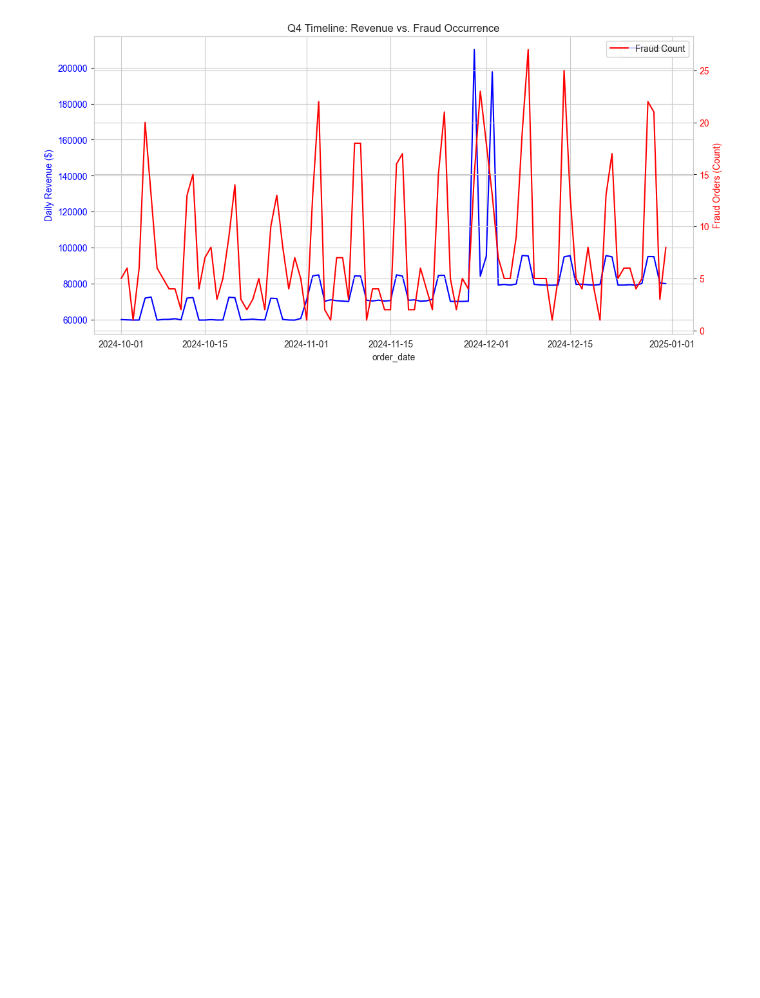
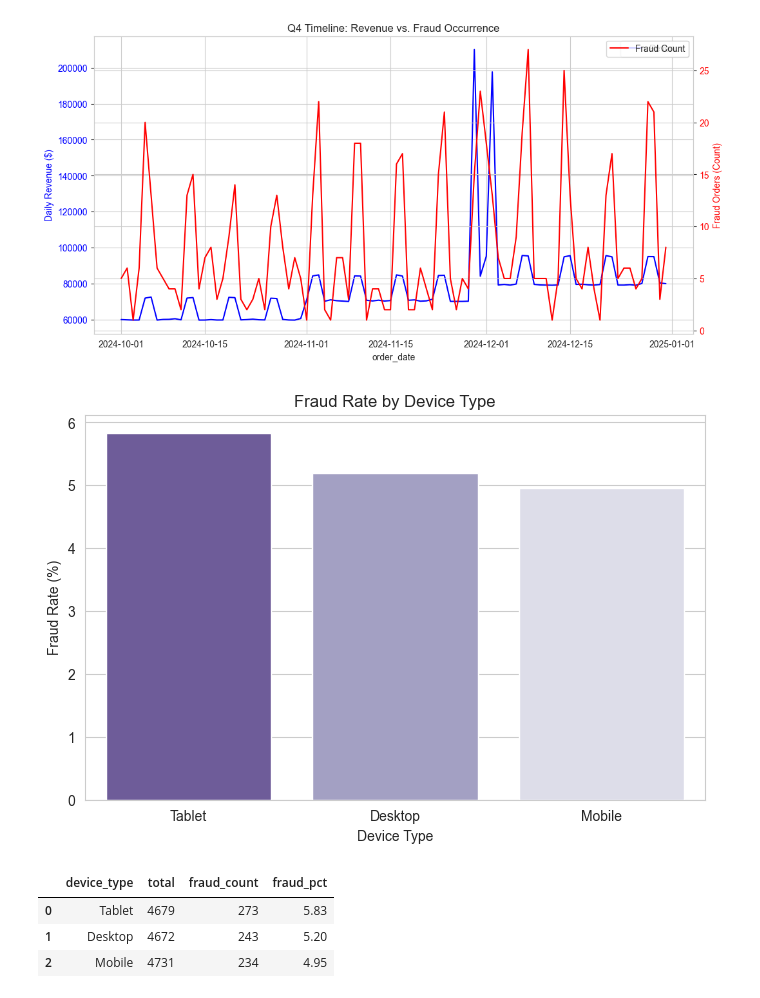
Before and after one commit to xgrantgamble/payflow-fraud-detection, a Jupyter notebook: scripts/notebooks/02_exploratory_analysis.ipynb, the cells around one changed output. Cells and saved outputs as stored; diff of their text form; code cells hidden in the pictures; blank space fills up the shorter version.

```diff
--- a/scripts/notebooks/02_exploratory_analysis.ipynb
+++ b/scripts/notebooks/02_exploratory_analysis.ipynb
@@ -11,16 +11,27 @@ from dotenv import load_dotenv
 load_dotenv()
 
 NOTEBOOK_DIR = Path().absolute()
-PROJECT_ROOT = NOTEBOOK_DIR.parent
+
+# Smart detection
+if 'scripts' in str(NOTEBOOK_DIR):
+    PROJECT_ROOT = NOTEBOOK_DIR.parent.parent  # scripts/notebooks/ > Payflow/
+else:
+    PROJECT_ROOT = NOTEBOOK_DIR.parent  # notebooks/ > Payflow/
+
+# THEN defining paths using correct PROJECT_ROOT
 DATA_DIR = PROJECT_ROOT / 'data'
 PROCESSED_DIR = DATA_DIR / 'processed'
 
 TRANSACTIONS_CLEAN = PROCESSED_DIR / 'transactions_clean.csv'
 CUSTOMERS_CLEAN = PROCESSED_DIR / 'customers_clean.csv'
 
+print(f"Project root: {PROJECT_ROOT}")
+print(f"Reading CSVs from: {PROCESSED_DIR}")
+
 # Db connection
 DB_PASSWORD = os.getenv('DB_PASSWORD')
-DATABASE_URL = f"postgresql://postgres:{DB_PASSWORD}@localhost:5433/payflow_commerce"
+DB_PORT = os.getenv('DB_PORT', '5432')
+DATABASE_URL = f"postgresql://postgres:{DB_PASSWORD}@localhost:{DB_PORT}/payflow_commerce"
 
 engine = create_engine(DATABASE_URL)
 
@@ -339,3 +356,33 @@ plt.title("Q4 Timeline: Revenue vs. Fraud Occurrence")
 plt.show()
 # %% [output]
 [figure]
+# %%
+# Query 5: Fraud rate by device type
+query_5 = """
+SELECT
+    device_type,
+    COUNT(*) as total,
+    SUM(CASE WHEN is_fraud = TRUE THEN 1 ELSE 0 END) as fraud_count,
+    ROUND(100.0 * SUM(CASE WHEN is_fraud = TRUE THEN 1 ELSE 0 END) / COUNT(*), 2) as fraud_pct
+FROM fraud_flagged
+GROUP BY device_type
+ORDER BY fraud_pct DESC;
+"""
+
+df_device = pd.read_sql(query_5, engine)
+
+# Visualization
+plt.figure(figsize=(8, 5))
+sns.barplot(data=df_device, x='device_type', y='fraud_pct', palette='Purples_r')
+plt.title("Fraud Rate by Device Type")
+plt.ylabel("Fraud Rate (%)")
+plt.xlabel("Device Type")
+plt.show()
+
+df_device
+# %% [output]
+[figure, added]
+|  | device_type | total | fraud_count | fraud_pct |
+| 0 | Tablet | 4679 | 273 | 5.83 |
+| 1 | Desktop | 4672 | 243 | 5.20 |
+| 2 | Mobile | 4731 | 234 | 4.95 |
```
Also changed, not shown: parts of 5 cells of this notebook, 23 other files.
